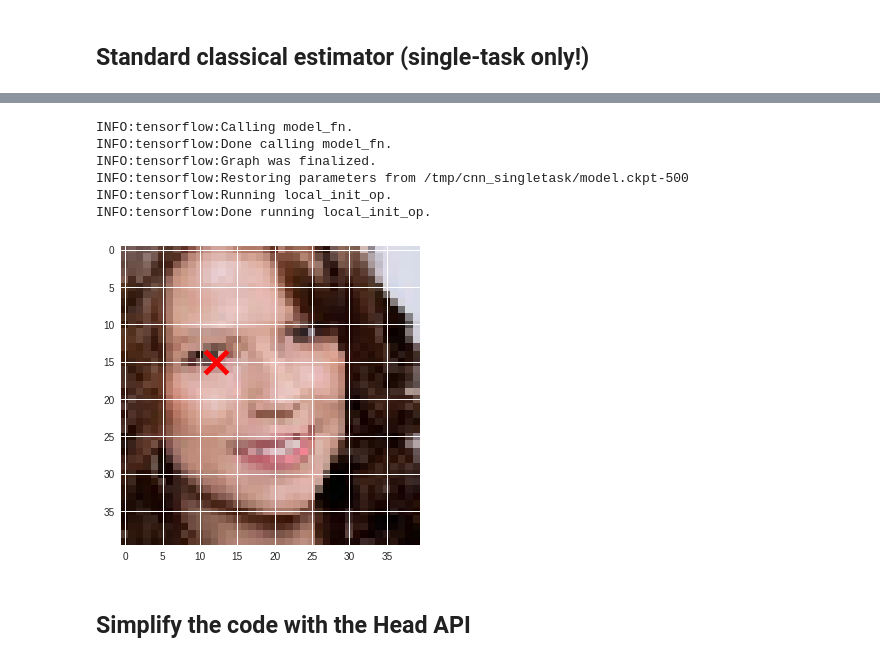
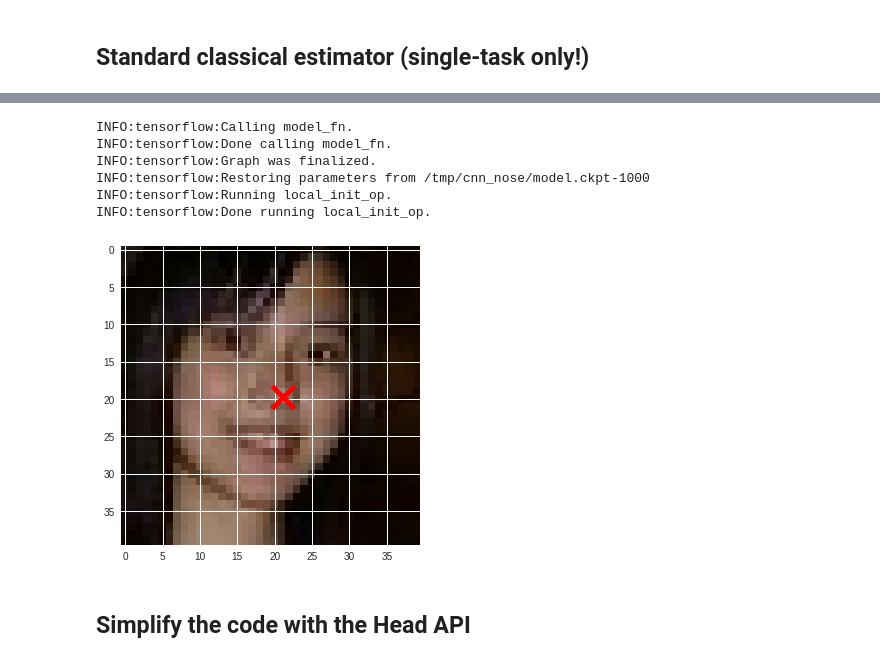
Before and after one commit to datascienceroma/notebook, a Jupyter notebook: [IAML]_Tutorial_Head_API.ipynb, the cells around one changed output, grey strips where cells are left out. Cells and saved outputs as stored; diff of their text form; code cells hidden in the pictures.

```diff
--- a/[IAML]_Tutorial_Head_API.ipynb
+++ b/[IAML]_Tutorial_Head_API.ipynb
@@ -195,7 +195,7 @@ def single_task_cnn_model_fn(features, labels, mode):
     return tf.estimator.EstimatorSpec(mode=mode, predictions=outputs)
 
   # Funzione costo (errore quadratico medio)
-  loss = tf.losses.mean_squared_error(labels=labels[:, 0:2], predictions=predictions)
+  loss = tf.losses.mean_squared_error(labels=labels[:, 2:8:5], predictions=predictions)
 
   # Ottimizzazione
   if mode == tf.estimator.ModeKeys.TRAIN:
@@ -206,12 +206,12 @@ def single_task_cnn_model_fn(features, labels, mode):
   # Valutazione del modello
   eval_metric_ops = {
       "rmse": tf.metrics.root_mean_squared_error(
-          labels=labels[:, 0:2], predictions=outputs["predictions"])}
+          labels=labels[:, 2:8:5], predictions=outputs["predictions"])}
   return tf.estimator.EstimatorSpec(
       mode=mode, loss=loss, eval_metric_ops=eval_metric_ops)
 # %%
 # Create the Estimator
 single_task_classifier = tf.estimator.Estimator(
-    model_fn=single_task_cnn_model_fn, model_dir="/tmp/cnn_singletask")
+    model_fn=single_task_cnn_model_fn, model_dir="/tmp/cnn_nose")
 # %% [output]
 INFO:tensorflow:Using default config.
@@ -219,6 +219,6 @@ INFO:tensorflow:Using config: {'_model_dir': '/tmp/cnn_singletask', '_tf_random_
 # %%
 # Train the model
-single_task_classifier.train(input_fn=lambda: input_fn(train_data), steps=500)
+single_task_classifier.train(input_fn=lambda: input_fn(train_data), steps=1000)
 # %% [output]
 INFO:tensorflow:Calling model_fn.
 INFO:tensorflow:Done calling model_fn.
@@ -268,7 +267,7 @@ def input_fn_predict(data):
   dataset = dataset.batch(64)
 
   # Costruisco l'iteratore
-  f, l = dataset.make_one_shot_iterator().get_next()
+  f, _ = dataset.make_one_shot_iterator().get_next()
   return f
 
   #for (filename, label) in tfe.Iterator(dataset):
@@ -276,19 +275,20 @@ def input_fn_predict(data):
 # %%
 # Valutiamo una singola predizione
 p = list(single_task_classifier.predict(lambda: input_fn_predict(test_data)))
 
 with tf.Session() as sess:
   imgs = sess.run(input_fn_predict(test_data))
-  plt.imshow(imgs["x"][1] / 255)
-  plt.scatter(p[1]['predictions'][0] * 40, p[1]['predictions'][1] * 40, 500, marker='x', color='red', linewidth=5)
+  img_idx = 2
+  plt.imshow(imgs["x"][img_idx] / 255)
+  plt.scatter(p[img_idx]['predictions'][0] * 40, p[img_idx]['predictions'][1] * 40, 500, marker='x', color='red', linewidth=5)
 # %% [output]
 INFO:tensorflow:Calling model_fn.
 INFO:tensorflow:Done calling model_fn.
 INFO:tensorflow:Graph was finalized.
-INFO:tensorflow:Restoring parameters from /tmp/cnn_singletask/model.ckpt-500
+INFO:tensorflow:Restoring parameters from /tmp/cnn_nose/model.ckpt-1000
 INFO:tensorflow:Running local_init_op.
 INFO:tensorflow:Done running local_init_op.
-[figure, old version]
+[figure, new version]
 # %% [markdown]
 ## Simplify the code with the Head API
 # %%
```
Also changed, not shown: parts of 12 cells of this notebook.
